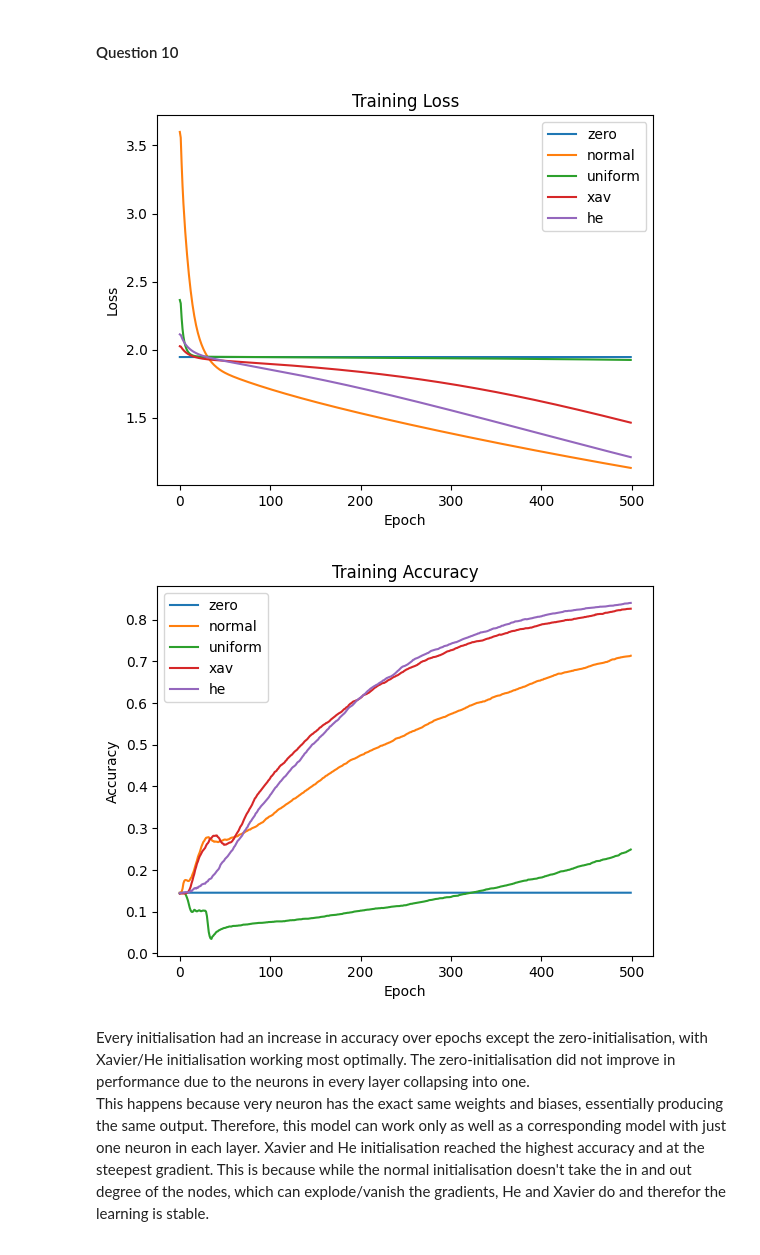
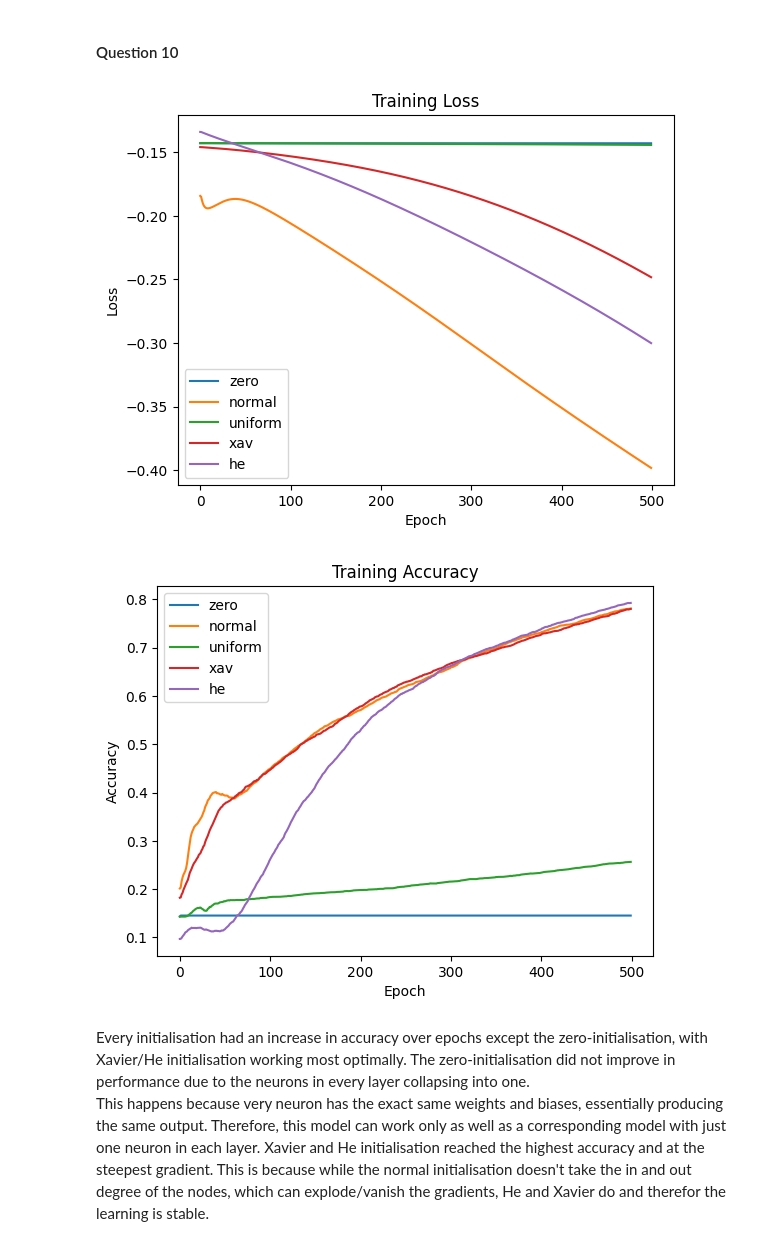
Before and after one commit to fusiatique/ci-assignments, a Jupyter notebook: Assignment_1_ANN/src/Main.ipynb, the cells around one changed output. Saved outputs shown, nothing was run; the diff lists cells and outputs as text; code cells hidden in the pictures.

Commit message:
Altered experiment function to support more hyperparameters

```diff
--- a/Assignment_1_ANN/src/Main.ipynb
+++ b/Assignment_1_ANN/src/Main.ipynb
@@ -458,7 +458,7 @@ def Loss(y_true, y_pred):
     pred_correct_prob = y_probs[np.arange(N), y_true.astype(int) - 1]
     # must add a tiny value to the probability in the case that it's 0, as the log of 0 is negative infinity.
     eps = 1e-10
-    loss = -np.mean((np.clip(pred_correct_prob, eps)))
+    loss = -np.mean((np.clip(pred_correct_prob, eps, pred_correct_prob)))
     # Create a matrix with same shape as y_pred, but turned to 0s and 1s according to predicted probabilities.
     one_hot = np.zeros_like(y_probs)
     one_hot[np.arange(N), y_true.astype(int) - 1] = 1
@@ -552,51 +552,69 @@ We can end the training of our model when the chosen performance metric does not
 # %% [markdown]
 #### Question 10
 # %%
-def experiment_hidden_layer(hidden_size, features, classes, init_method, epoch, lr, beta):
-    net = Network([features, hidden_size, features])
+def experiment(hidden_sizes, features, classes, init_method, epoch, lr, beta):
+    """ Initialises, trains and finds the loss and accuracy of a network given the hyperparameters.
+
+    Args:
+        hidden_sizes: number of neurons in the hidden layers as an array
+        features: number of features per sample (input size)
+        classes: number of classes available to predict (output size)
+        init_method: method used to initialise the weights and biases of the Linear layers
+
+    Returns:
+        losses: losses after each epoch as list
+        accs: accuracies after each epoch as list
+
+    """
+    # initialise new network
+    layers = [features] + hidden_sizes + [classes]
+    net = Network(layers, init_method)
+    # initialise loss and accuracy arrays
     losses = []
     accs = []
+    # train the network and add losses and accuracies at each epoch
     for i in range(epoch):
         epoch_loss, epoch_acc = train(net, train_x, train_y, Loss, lr, beta)
         losses.append(np.mean(epoch_loss))
         accs.append(np.mean(epoch_acc))
     return (losses, accs)
 
-losses_zero, accs_zero = experiment_hidden_layer(8, 10, 7, 0, 500, 0.1, 0.8)
-losses_normal, accs_normal = experiment_hidden_layer(8, 10, 7, 0, 500, 0.1, 0.8)
-losses_uniform, accs_uniform = experiment_hidden_layer(8, 10, 7, 0, 500, 0.1, 0.8)
-losses_xav, accs_xav = experiment_hidden_layer(8, 10, 7, 0, 500, 0.1, 0.8)
-losses_he, accs_he = experiment_hidden_layer(8, 10, 7, 0, 500, 0.1, 0.8)
+# run experiments
+losses_zero, accs_zero = experiment([8], 10, 7, 0, 500, 0.1, 0.8)
+losses_normal, accs_normal = experiment([8], 10, 7, 1, 500, 0.1, 0.8)
+losses_uniform, accs_uniform = experiment([8], 10, 7, 2, 500, 0.1, 0.8)
+losses_xav, accs_xav = experiment([8], 10, 7, 3, 500, 0.1, 0.8)
+losses_he, accs_he = experiment([8], 10, 7, 4, 500, 0.1, 0.8)
 
 
 # loss
 plt.figure()
 plt.plot(losses_zero, label = 'zero')
 plt.plot(losses_normal, label = 'normal')
 plt.plot(losses_uniform, label = 'uniform')
 plt.plot(losses_xav, label = 'xav')
 plt.plot(losses_he, label = 'he')
 plt.legend()
 plt.title("Training Loss")
 plt.xlabel("Epoch")
 plt.ylabel("Loss")
 plt.show()
 
 # accuracy
 plt.figure()
 plt.plot(accs_zero, label = 'zero')
 plt.plot(accs_normal, label = 'normal')
 plt.plot(accs_uniform, label = 'uniform')
 plt.plot(accs_xav, label = 'xav')
 plt.plot(accs_he, label = 'he')
 plt.legend()
 plt.title("Training Accuracy")
 plt.xlabel("Epoch")
 plt.ylabel("Accuracy")
 plt.show()
 # %% [output]
-[figure, old version]
+[figure, new version]
-[figure, old version]
+[figure, new version]
 # %% [markdown]
 <div>
 
```
